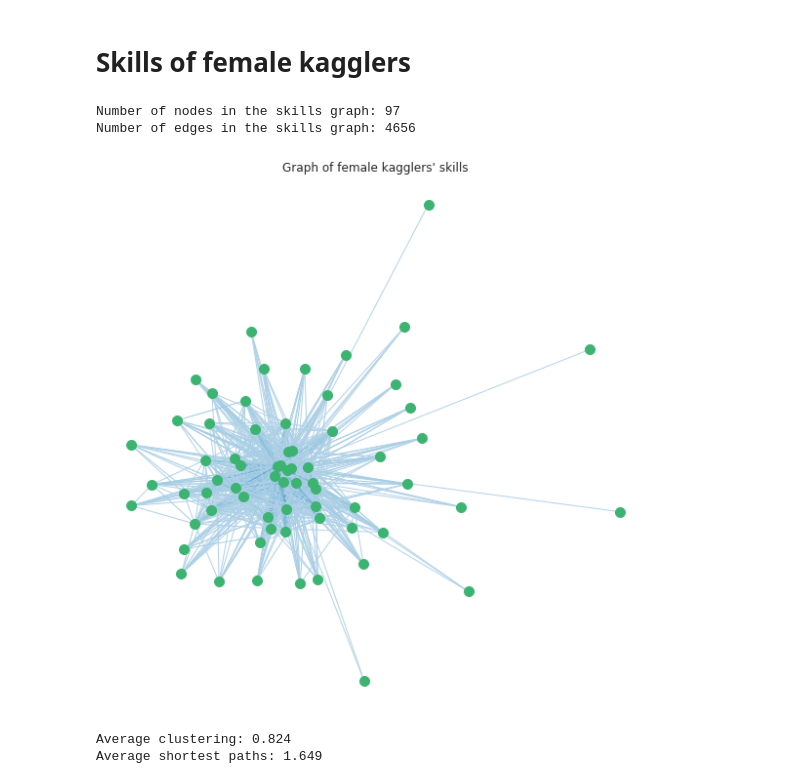
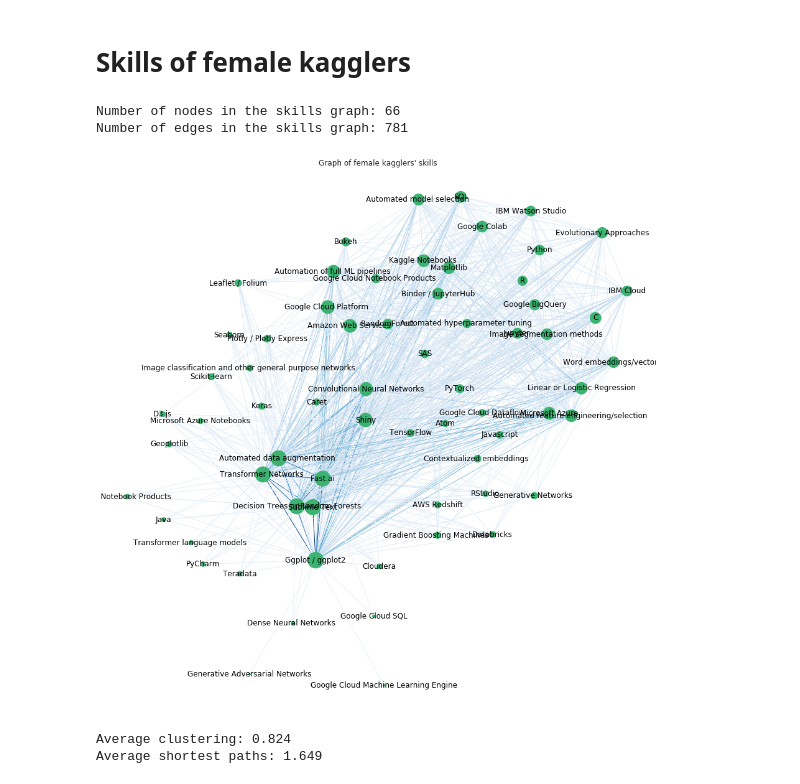
Before and after one commit to sfczekalski/women_kaggle, a Jupyter notebook: notebooks/Analysis.ipynb, the cells around one changed output. Saved outputs shown, nothing was run; the diff lists cells and outputs as text; code cells hidden in the pictures.

Commit message:
Skills graph with labels and better layout.

```diff
--- a/notebooks/Analysis.ipynb
+++ b/notebooks/Analysis.ipynb
@@ -348,36 +348,56 @@ SG = bipartite.weighted_projected_graph(BG, skills_partition)
 for i, name in enumerate(dict(SG.nodes()).keys()):
     SG.nodes[name]['label'] = df_skills.columns[i]
 
-SG_filtered = nx.Graph()
+# Fix labels
+mapping = {k: v['label'] for k, v in dict(SG.nodes(data=True)).items()}
+SG = nx.relabel.relabel_nodes(SG, mapping)
 
-for edge in tqdm.tqdm_notebook(SG.edges(data=True)):
+# Filter the skills graph
+# Leave the connection only between skills that are shared by at least 100 kagglers
+initial_edges = list(SG.edges(data=True))
+for edge in tqdm.tqdm_notebook(initial_edges):
     u, v, weight = edge
     weight = weight['weight']
 
-    if weight > 100:
-        SG_filtered.add_edge(u, v, weight=weight)
+    if weight < 100:
+        SG.remove_edge(u, v)
+
+# Leave the skills with a degree at least one
+degrees = list(dict(SG.degree()).values())
+initial_nodes = list(SG.nodes())
+for i, node in tqdm.tqdm_notebook(enumerate(initial_nodes)):
+    if degrees[i] < 1:
+        SG.remove_node(node)
+
 
 print(f'Number of nodes in the skills graph: {SG.order()}')
 print(f'Number of edges in the skills graph: {SG.size()}')
 # %% [output]
-Number of nodes in the skills graph: 97
-Number of edges in the skills graph: 4656
+Number of nodes in the skills graph: 66
+Number of edges in the skills graph: 781
 # %%
-plt.figure(figsize=(10, 10))
-pos = nx.spring_layout(SG_filtered)
-nx.draw_networkx_nodes(SG_filtered, pos, node_color=color_front, node_size=100)
-
-edge_color = [attr['weight'] for u, v, attr in SG_filtered.edges(data=True)]
-nx.draw_networkx_edges(SG_filtered,
+plt.figure(figsize=(16, 16))
+pos = nx.kamada_kawai_layout(SG)
+# Plot nodes
+degrees = dict(SG.degree())
+nx.draw_networkx_nodes(SG,
+                       pos,
+                       node_color=color_front,
+                       node_size=[d * 10 for d in degrees.values()])
+# Plot edges
+edge_color = [attr['weight'] * 10 for u, v, attr in SG.edges(data=True)]
+nx.draw_networkx_edges(SG,
                        pos,
                        edge_color=edge_color,
-                       edge_vmin=-500,
+                       edge_vmin=0,
                        edge_vmax=max(edge_color),
                        edge_cmap=plt.cm.Blues)
+# Plot labels
+nx.draw_networkx_labels(SG, pos, fontsize=8)
 plt.title('Graph of female kagglers\' skills')
 plt.axis('off');
 # %% [output]
-[figure, old version]
+[figure, new version]
 # %%
 print(f'Average clustering: {round(nx.average_clustering(SG_filtered), 3)}')
 print(f'Average shortest paths: {round(nx.average_shortest_path_length(SG_filtered), 3)}')
```
Also changed, not shown: parts of 2 cells of this notebook.
